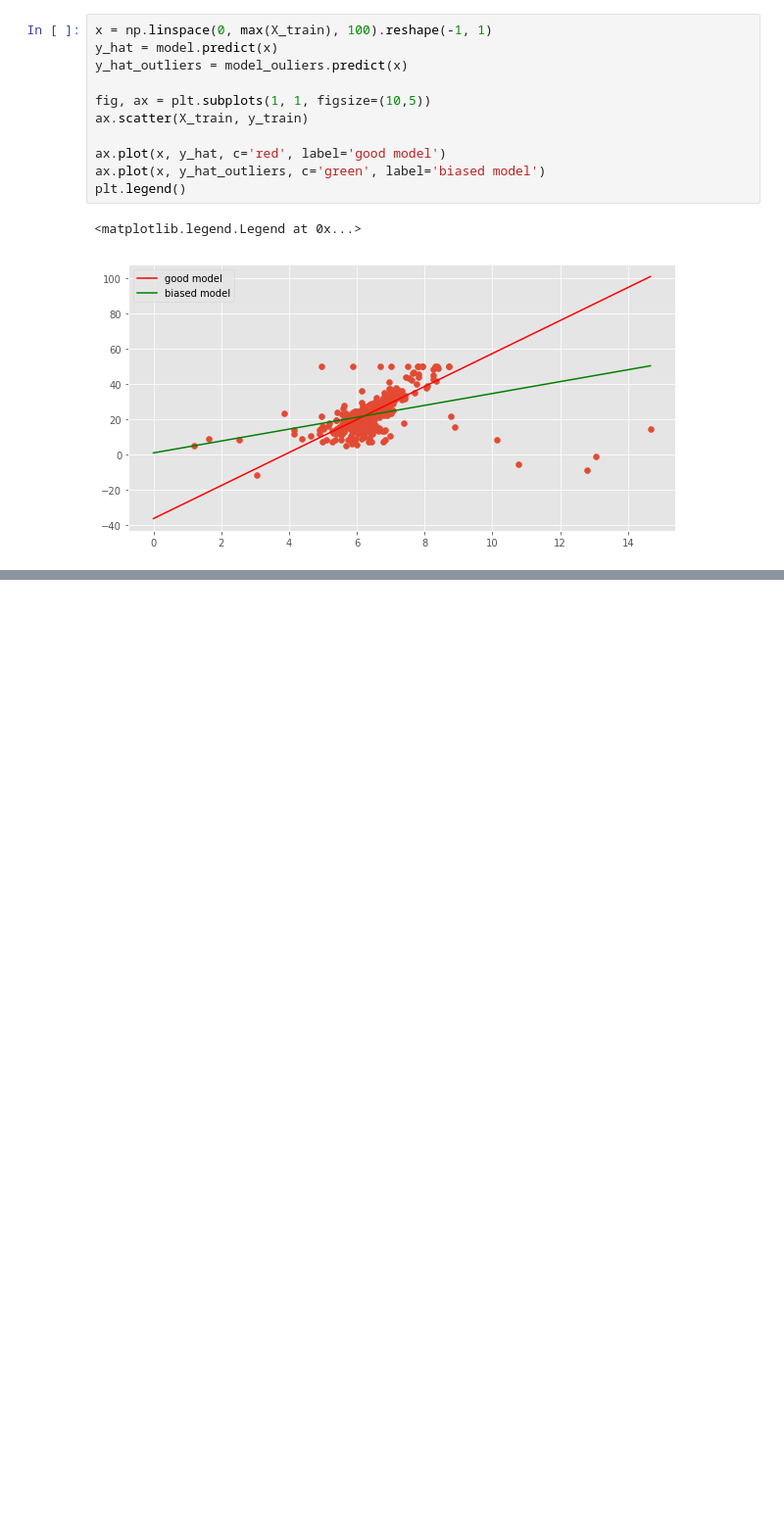
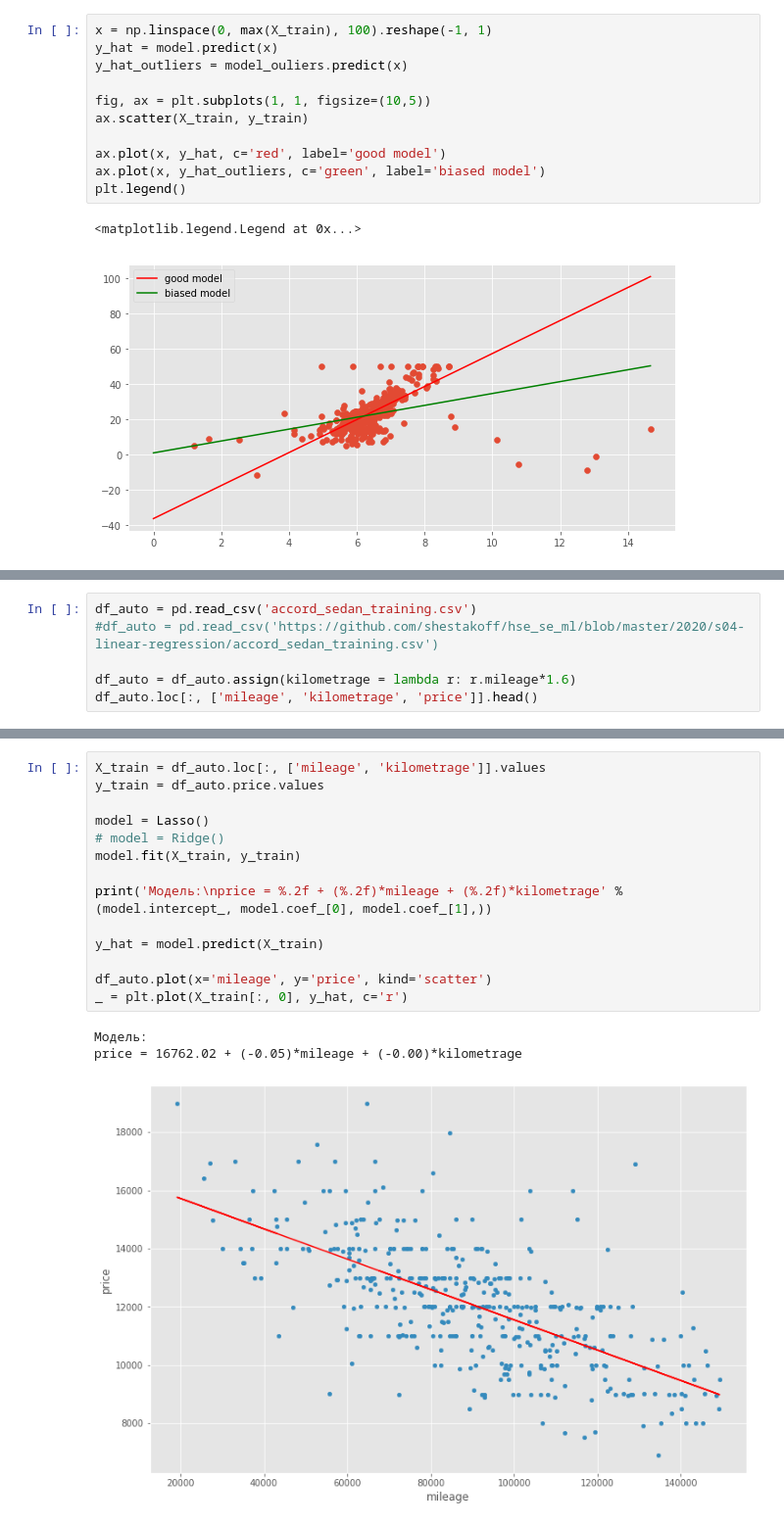
Before and after one commit to shestakoff/hse_se_ml, a Jupyter notebook: 2020/s04-linear-regression/seminar04-linear-regression.ipynb, the cells around one changed output, grey strips where cells are left out. Shown: that part at 98% size. Drawn from its saved outputs; the diff is of its cells as text; blank space fills up the shorter version.

```diff
--- a/2020/s04-linear-regression/seminar04-linear-regression.ipynb
+++ b/2020/s04-linear-regression/seminar04-linear-regression.ipynb
@@ -536,0 +436,6 @@ Everything is good, but what if $X^TX$ is degenerate matrix?
+# %%
+df_auto = pd.read_csv('accord_sedan_training.csv')
+#df_auto = pd.read_csv('https://github.com/shestakoff/hse_se_ml/blob/master/2020/s04-linear-regression/accord_sedan_training.csv')
+
+df_auto = df_auto.assign(kilometrage = lambda r: r.mileage*1.6)
+df_auto.loc[:, ['mileage', 'kilometrage', 'price']].head()
@@ -536,0 +449,18 @@ Everything is good, but what if $X^TX$ is degenerate matrix?
+# %%
+X_train = df_auto.loc[:, ['mileage', 'kilometrage']].values
+y_train = df_auto.price.values
+
+model = Lasso()
+# model = Ridge()
+model.fit(X_train, y_train)
+
+print('Модель:\nprice = %.2f + (%.2f)*mileage + (%.2f)*kilometrage' % (model.intercept_, model.coef_[0], model.coef_[1],))
+
+y_hat = model.predict(X_train)
+
+df_auto.plot(x='mileage', y='price', kind='scatter')
+_ = plt.plot(X_train[:, 0], y_hat, c='r')
+# %% [output]
+Модель:
+price = 16762.02 + (-0.05)*mileage + (-0.00)*kilometrage
+[figure, added]
```
Also changed, not shown: parts of 43 cells of this notebook, 4 other files.
